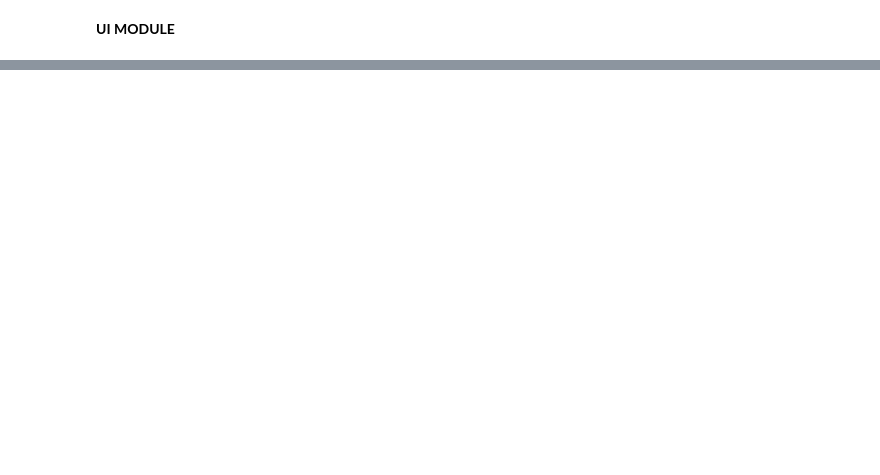
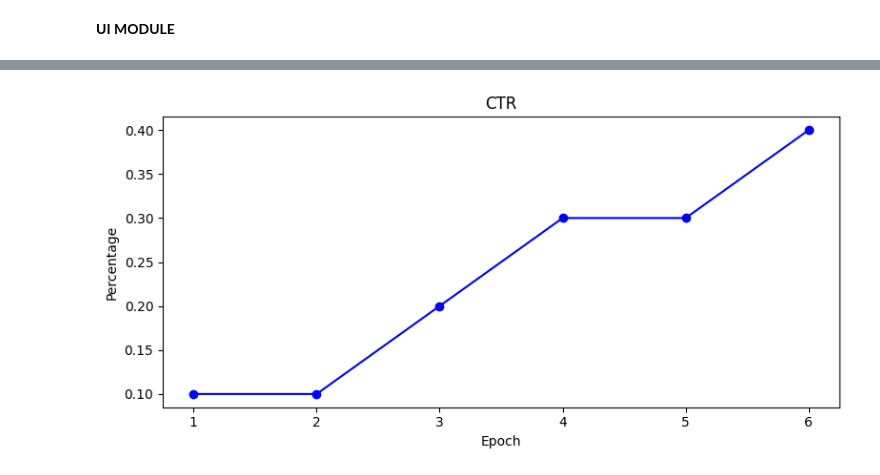
Before and after one commit to RobertDaiMelb/SteamGameRecommenderPrototype, a Jupyter notebook: main.ipynb, the cells around one changed output, grey strips where cells are left out. Saved outputs shown, nothing was run; the diff lists cells and outputs as text; code cells hidden in the pictures; blank space fills up the shorter version.

```diff
--- a/main.ipynb
+++ b/main.ipynb
@@ -585,0 +799,16 @@ HBox(children=(Text(value='', description='User ID:'), Button(description='Login
+# %%
+def plot_line(data):
+
+    x_values = np.arange(1, 7)
+    plt.figure(figsize=(8, 4))
+    plt.plot(x_values, data, marker='o', linestyle='-', color='b')
+    plt.title('CTR')
+    plt.xlabel('Epoch')
+    plt.ylabel('Percentage')
+
+    plt.tight_layout()
+    plt.show()
+
+plot_line(data)
+# %% [output]
+[figure, added]
```
Also changed, not shown: parts of 23 cells of this notebook.
